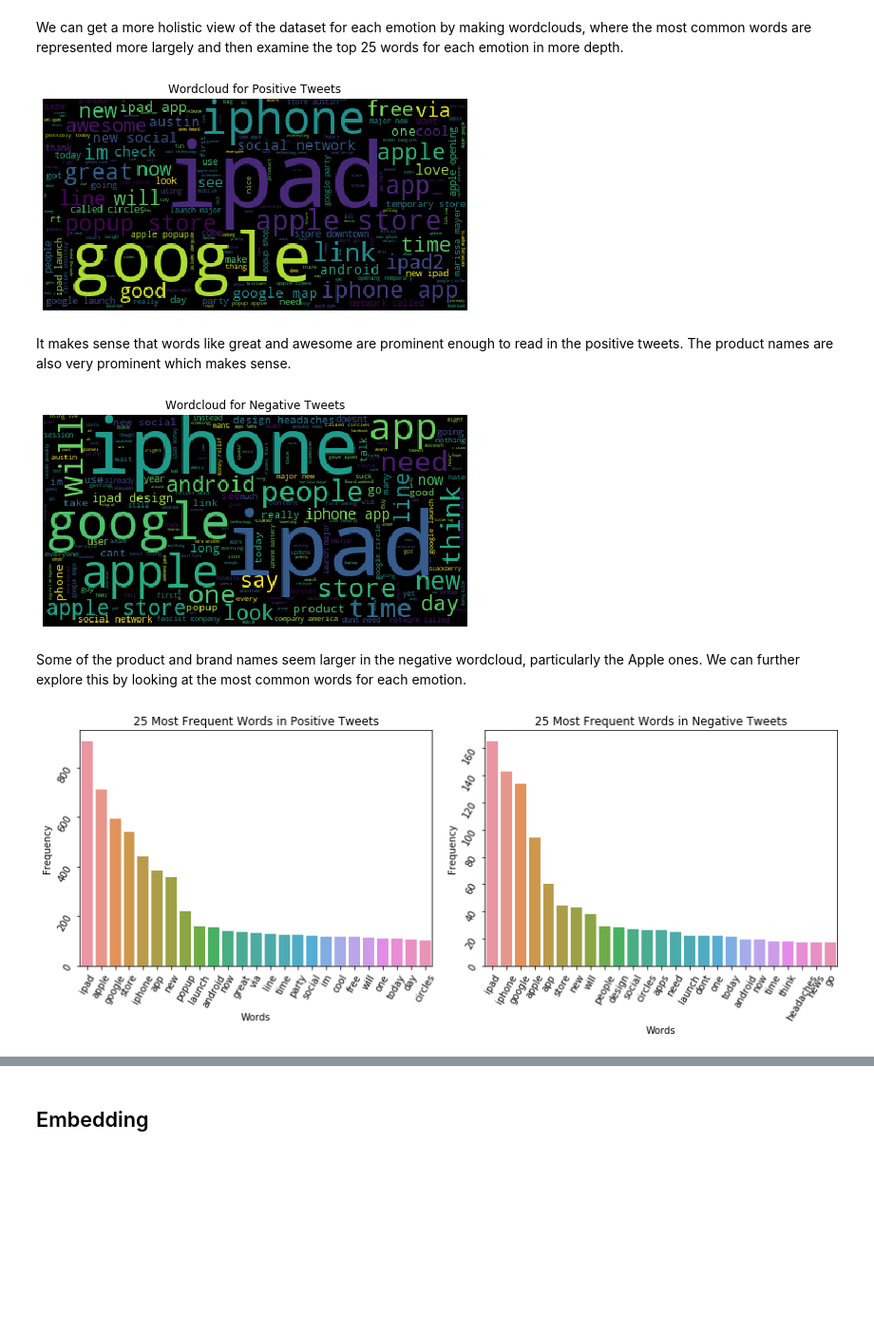
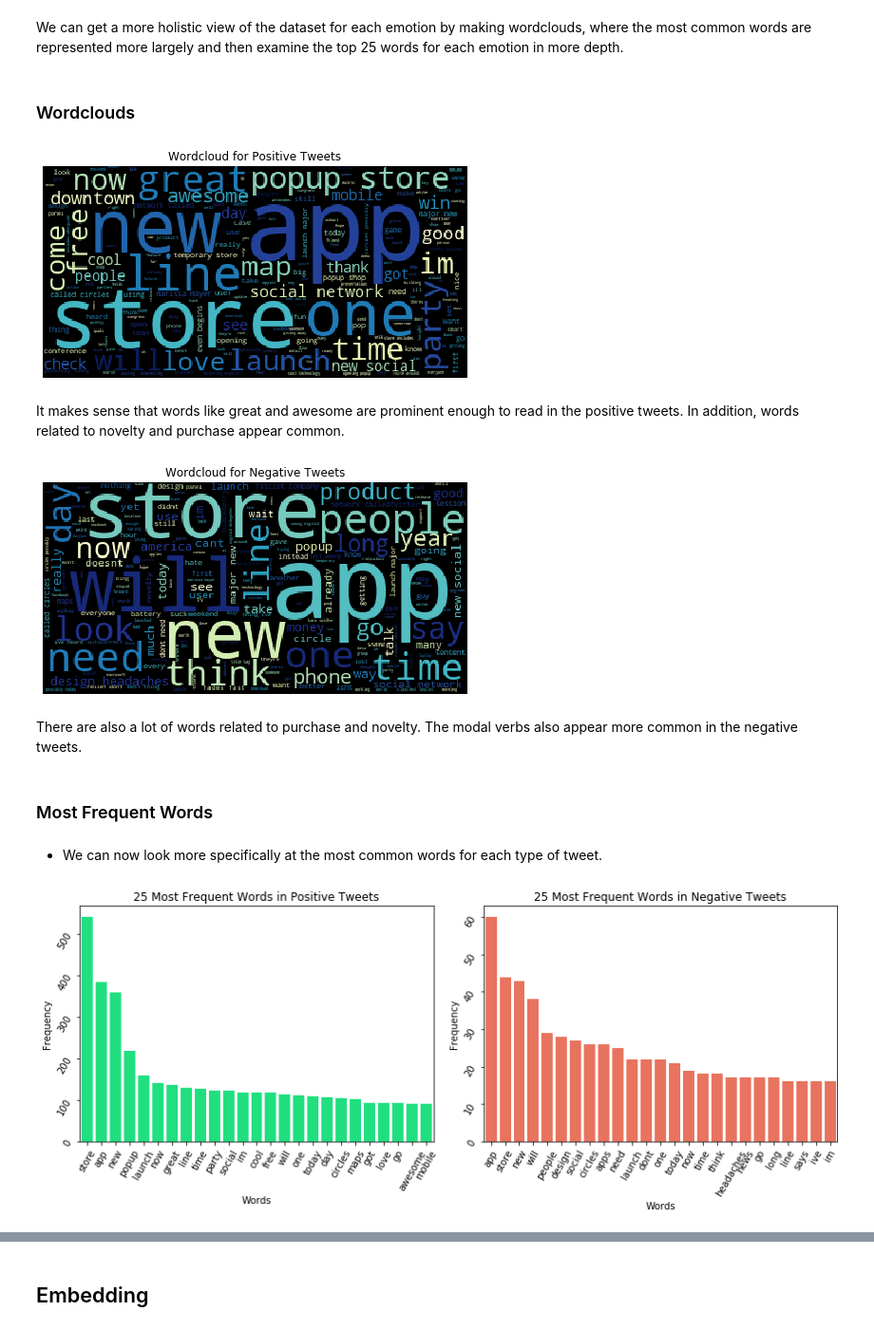
Before and after one commit to charsarb/mod-4-project, a Jupyter notebook: student.ipynb, the cells around one changed output, grey strips where cells are left out. Shown at 95% size. Saved outputs shown, nothing was run; the diff lists cells and outputs as text; code cells hidden in the pictures; blank space fills up the shorter version.

```diff
--- a/student.ipynb
+++ b/student.ipynb
@@ -112,7 +122,8 @@ When trying to find the most common words, it does not serve us to have less mea
 # %%
-#Get the common words and add RT and link
+#Get the common words and add RT, products, and link
 stopwords = list(STOPWORDS)
-stopwords.extend(["rt", "link", "austin", "sxsw"])
+stopwords.extend(["rt", "link", "austin", "sxsw", "iphone", "ipad", "apple", "android", "google",
+                  "ipad2", "via"])
 # %% [markdown]
 ## Visualizations
 # %% [markdown]
@@ -127,20 +138,16 @@ def make_wordcloud(tweets, title):
         #Get rid of punctuation
         tweet = re.sub(r"[^\w\s]", "", tweet)
         words = tweet.split()
-        for word in words:
-            #check if the word is one of our common words that we wish to exclude
-            if word.lower() in stopwords:
-                words.remove(word)
         for i in range(len(words)):
             words[i] = words[i].lower()
         cloud_words += " ".join(words)+" "
-    wordcloud = WordCloud().generate(cloud_words)
+    wordcloud = WordCloud(stopwords=stopwords, colormap="YlGnBu").generate(cloud_words)
     plt.figure(figsize = (8, 8))
     plt.title(f"Wordcloud for {title}")
     plt.imshow(wordcloud)
     plt.axis("off")
 
-def get_most_frequent_words(tweets, num_words=25):
+def get_most_frequent_words(tweets, num_words_freq=25, num_words_pairs=15):
     """Find the most common words of a dataset."""
 
     words_to_count = []
@@ -152,50 +159,64 @@ def get_most_frequent_words(tweets, num_words=25):
             #check if the word is one of our common words that we wish to exclude
             if word.lower() not in stopwords:
                 words_to_count.append(word.lower())
+    #tokenize the words
+    tokens = word_tokenize(" ".join(words_to_count))
     #find the frequency of each word
-    freq  = FreqDist(word_tokenize(" ".join(words_to_count)))
+    freq  = FreqDist(tokens)
     #Single out the top words
-    most_freq = freq.most_common(num_words)
-    return most_freq
+    most_freq = freq.most_common(num_words_freq)
+    #find the most common pairs of words
+    bigram_measures = BigramAssocMeasures()
+    tweet_finder = BigramCollocationFinder.from_words(tokens)
+    tweet_finder.apply_freq_filter(5)
+    tweets_scored = tweet_finder.score_ngrams(bigram_measures.pmi)
+    most_freq_pairs = tweets_scored[:num_words_pairs]
+    return most_freq, most_freq_pairs
+# %% [markdown]
+### Wordclouds
 # %%
 #Get the wordcloud for the positive tweets
 make_wordcloud(pos_tweets, "Positive Tweets")
 # %% [output]
-[figure, old version]
+[figure, new version]
 # %% [markdown]
-It makes sense that words like great and awesome are prominent enough to read in the positive tweets. The product names are also very prominent which makes sense.
+It makes sense that words like great and awesome are prominent enough to read in the positive tweets. In addition, words related to novelty and purchase appear common.
 # %%
 #Get the wordcloud for the negative tweets
 make_wordcloud(neg_tweets, "Negative Tweets")
 # %% [output]
-[figure, old version]
+[figure, new version]
-# %% [markdown]
-Some of the product and brand names seem larger in the negative wordcloud, particularly the Apple ones. We can further explore this by looking at the most common words for each emotion.
+# %% [markdown]
+There are also a lot of words related to purchase and novelty. The modal verbs also appear more common in the negative tweets.
+# %% [markdown]
+### Most Frequent Words
+# %% [markdown]
+- We can now look more specifically at the most common words for each type of tweet.
 # %%
 #Get the most frequent words for each emotion
-pos_most_freq = get_most_frequent_words(pos_tweets)
-neg_most_freq = get_most_frequent_words(neg_tweets)
+pos_most_freq, pos_most_freq_pairs = get_most_frequent_words(pos_tweets)
+neg_most_freq, neg_most_freq_pairs = get_most_frequent_words(neg_tweets)
 
 #Seperate the words and their counts
 pos_words = []
 neg_words = []
 pos_counts = []
 neg_counts = []
 for i in range(len(pos_most_freq)):
     pos_words.append(pos_most_freq[i][0])
     pos_counts.append(pos_most_freq[i][1])
     neg_words.append(neg_most_freq[i][0])
     neg_counts.append(neg_most_freq[i][1])
 
 #Graph the words and their frequencies
 fig, axes = plt.subplots(ncols=2, figsize=(12, 5));
-sns.barplot(x=pos_words, y=pos_counts, ax=axes[0])
+sns.barplot(x=pos_words, y=pos_counts, ax=axes[0], color="springgreen")
 axes[0].set(title="25 Most Frequent Words in Positive Tweets", ylabel="Frequency", xlabel="Words")
-sns.barplot(x=neg_words, y=neg_counts, ax=axes[1])
+sns.barplot(x=neg_words, y=neg_counts, ax=axes[1], color="tomato")
 axes[1].set(title="25 Most Frequent Words in Negative Tweets", ylabel="Frequency", xlabel="Words")
 for ax in fig.axes:
     ax.tick_params(labelrotation=60)
 plt.tight_layout()
 # %% [output]
-[figure, old version]
+[figure, new version]
 # %% [markdown]
```
Also changed, not shown: parts of 65 cells of this notebook, 12 other files.
